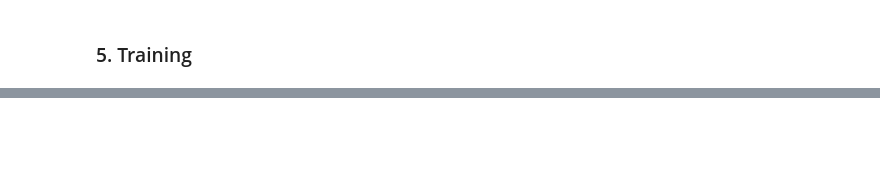
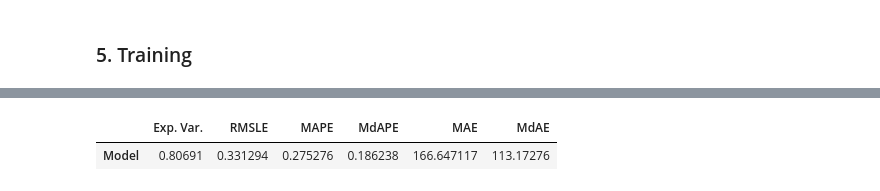
Before and after one commit to arthurarj/ttdp_project, a Jupyter notebook: TTDP_Deep_Models.ipynb, the cells around one changed output, grey strips where cells are left out. Saved outputs shown, nothing was run; the diff lists cells and outputs as text; code cells hidden in the pictures; blank space fills up the shorter version.

```diff
--- a/TTDP_Deep_Models.ipynb
+++ b/TTDP_Deep_Models.ipynb
@@ -202,0 +220,12 @@ ID = 2018-12-14 18_09_28.892350
+# %%
+y_pred_denorm_clipped = y_pred_denorm.clip(min=0)
+y_pred_clipped = output_scaler.transform(y_pred_denorm_clipped)
+
+compute_metrics(y_true = y_test.values,
+                y_pred = y_pred_clipped,
+                y_true_denorm = y_test_denorm,
+                y_pred_denorm = y_pred_denorm_clipped,
+                indices=['Model'])
+# %% [output]
+|  | Exp. Var. | RMSLE | MAPE | MdAPE | MAE | MdAE |
+| Model | 0.80691 | 0.331294 | 0.275276 | 0.186238 | 166.647117 | 113.17276 |
```
Also changed, not shown: parts of 29 cells of this notebook.
